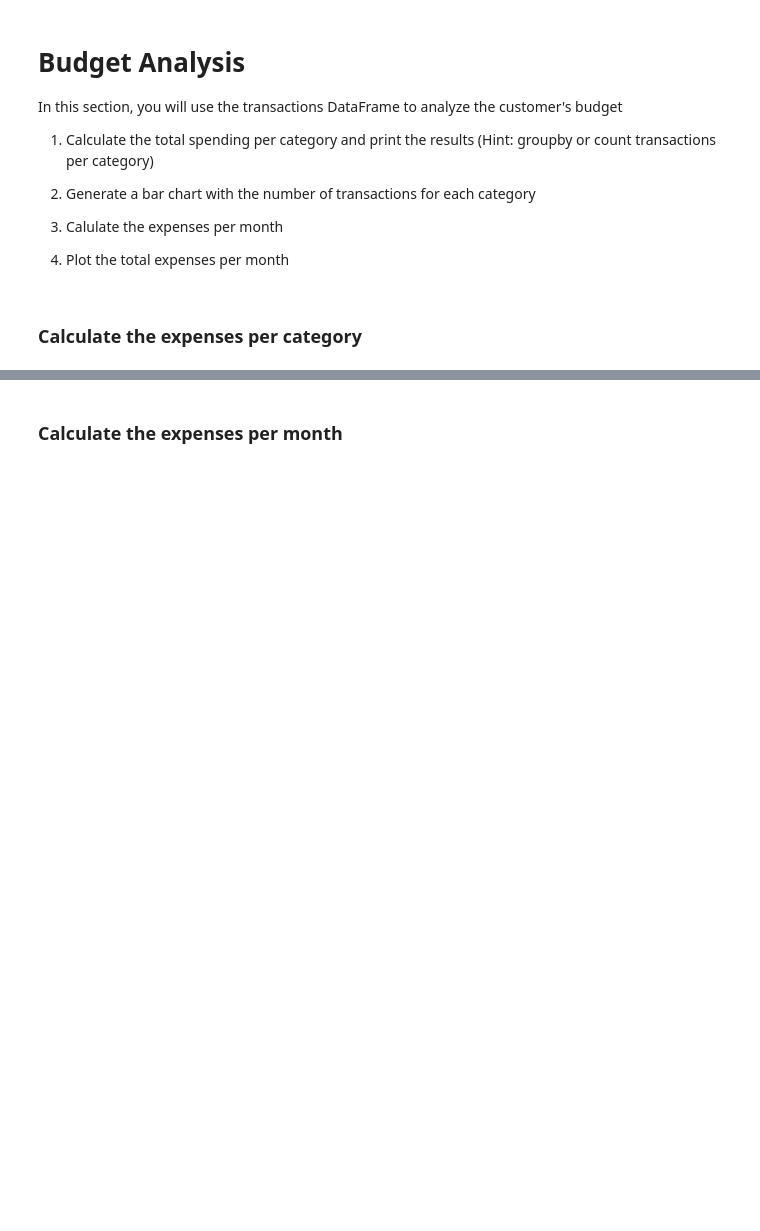
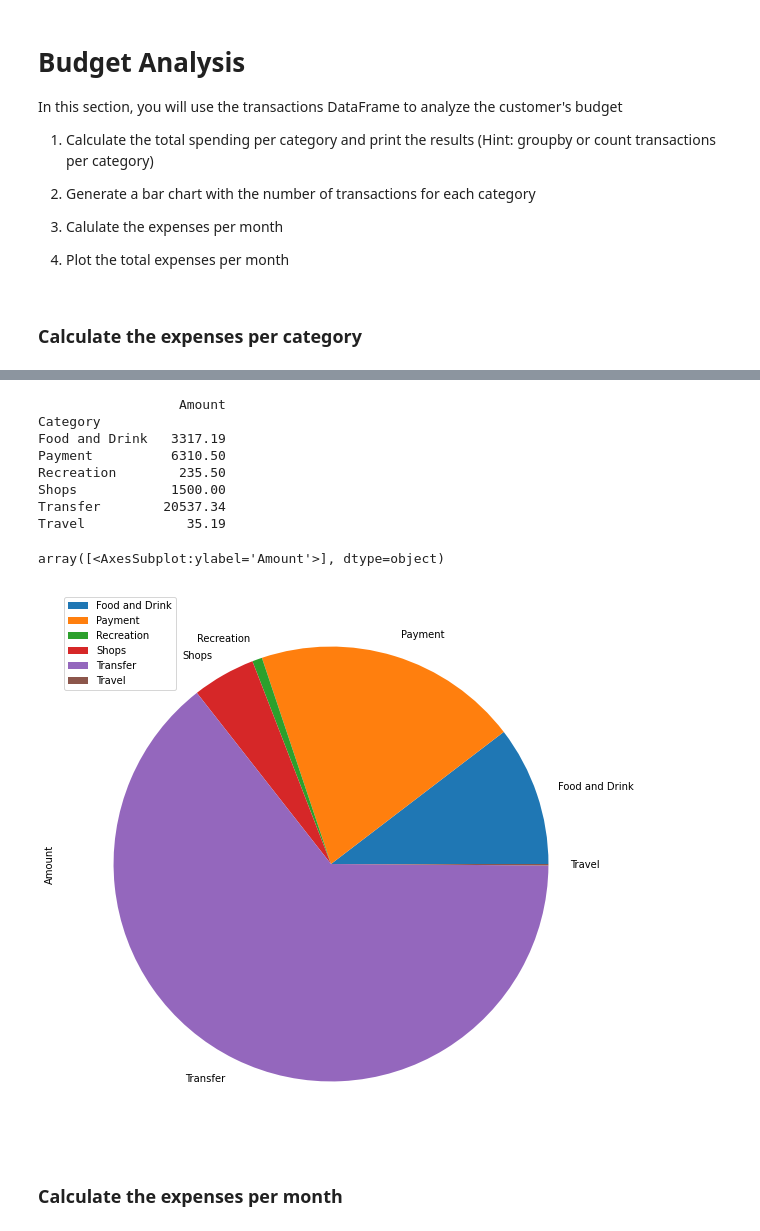
Before and after one commit to andrewjrubi/API-HW-Rubi, a Jupyter notebook: account_summary.ipynb, the cells around one changed output, grey strips where cells are left out. Drawn from its saved outputs; the diff is of its cells as text; code cells hidden in the pictures; blank space fills up the shorter version.

```diff
--- a/account_summary.ipynb
+++ b/account_summary.ipynb
@@ -246,4 +249,6 @@ NameError: name 'transactions_df_2' is not defined
 # %%
 # Set the date column as index
+transactions_data_df.set_index('Date',inplace=True)
 
 # Display sample data
+transactions_data_df.head(5)
@@ -287,4 +338,8 @@ In this section, you will use the transactions DataFrame to analyze the customer
 # %%
 # Compute the total expenses per category
 
+total_exp_category = transactions_data_df.filter(['Category', 'Amount'])
+
+
 # Display the expenses per catefory
+total_exp_category.head()
@@ -291,5 +354,20 @@ In this section, you will use the transactions DataFrame to analyze the customer
 # %%
 # Create a spending categories pie chart.
+grouped_categories = total_exp_category.groupby(['Category']).sum()
+print(grouped_categories)
+
+grouped_categories.plot.pie(subplots=True,figsize=(20,10))
+# %% [output]
+                  Amount
+Category
+Food and Drink   3317.19
+Payment          6310.50
+Recreation        235.50
+Shops            1500.00
+Transfer        20537.34
+Travel             35.19
+array([<AxesSubplot:ylabel='Amount'>], dtype=object)
+[figure, added]
 # %% [markdown]
 ### Calculate the expenses per month
 # %%
```
Also changed, not shown: parts of 15 cells of this notebook.
